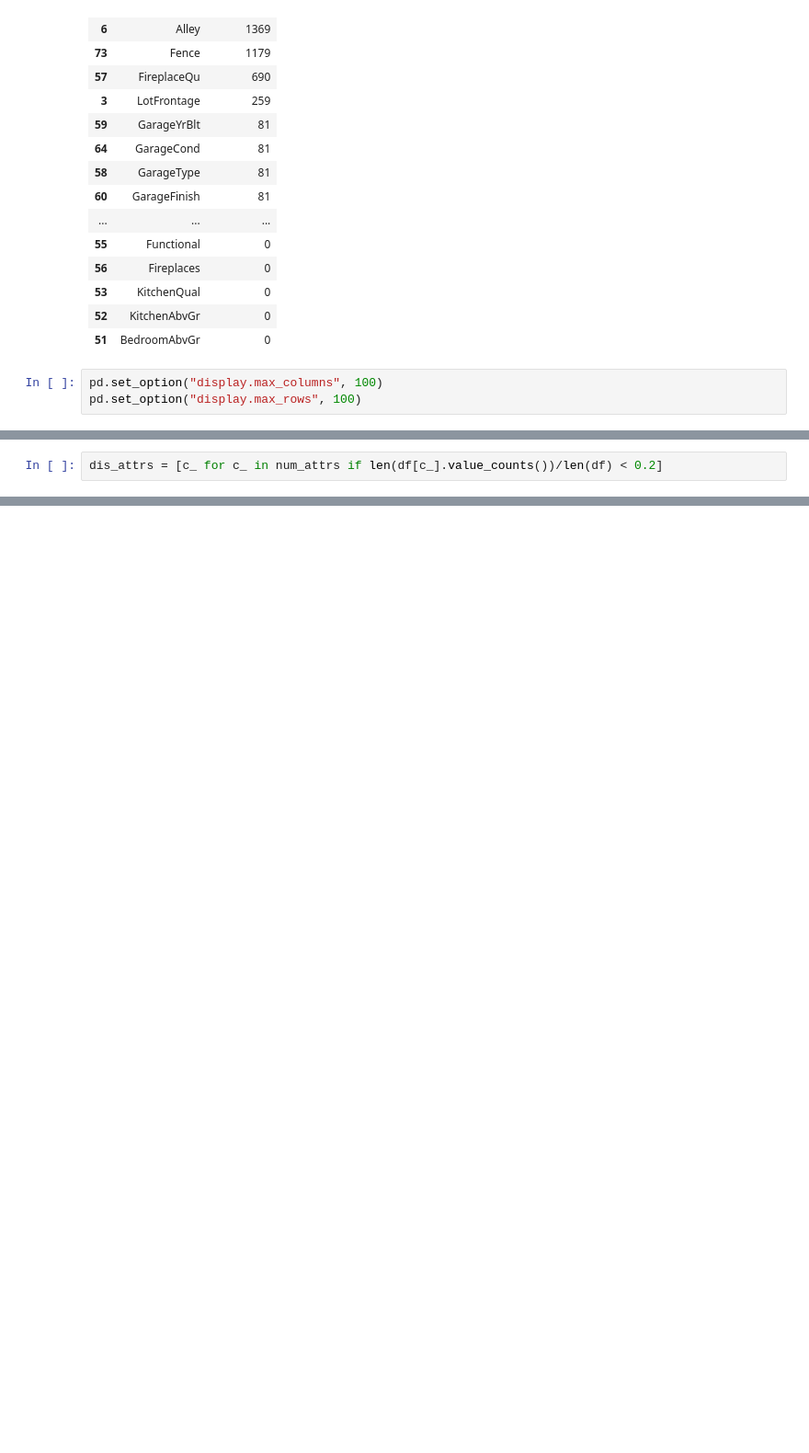
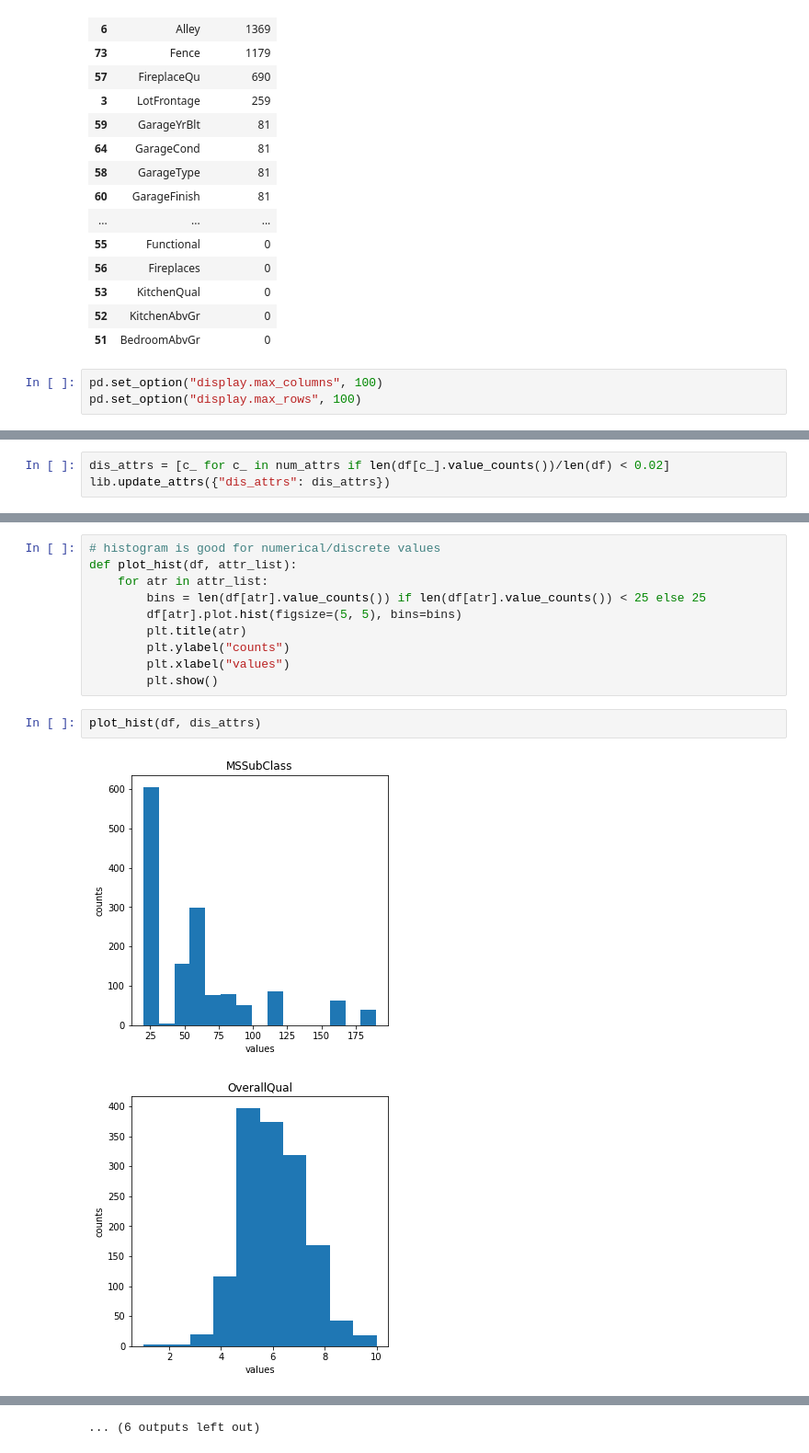
Before and after one commit to Kaushalkhokhar/complete-ml, a Jupyter notebook: projects/housing/advanced_housing.ipynb, the cells around one changed output, grey strips where cells are left out. Shown at 92% size. Cells and saved outputs as stored; diff of their text form; blank space fills up the shorter version.

```diff
--- a/projects/housing/advanced_housing.ipynb
+++ b/projects/housing/advanced_housing.ipynb
@@ -57,2 +87,3 @@ num_attrs = [c_ for c_ in df.columns if c_ not in cat_attrs]
 # %%
-dis_attrs = [c_ for c_ in num_attrs if len(df[c_].value_counts())/len(df) < 0.2]
+dis_attrs = [c_ for c_ in num_attrs if len(df[c_].value_counts())/len(df) < 0.02]
+lib.update_attrs({"dis_attrs": dis_attrs})
@@ -82,0 +141,15 @@ len(df["YrSold"].value_counts())
+# %%
+# histogram is good for numerical/discrete values
+def plot_hist(df, attr_list):
+    for atr in attr_list:
+        bins = len(df[atr].value_counts()) if len(df[atr].value_counts()) < 25 else 25
+        df[atr].plot.hist(figsize=(5, 5), bins=bins)
+        plt.title(atr)
+        plt.ylabel("counts")
+        plt.xlabel("values")
+        plt.show()
+# %%
+plot_hist(df, dis_attrs)
+# %% [output]
+[figure, added]
+[figure, added]
@@ -82,0 +166 @@ len(df["YrSold"].value_counts())
+... (6 outputs left out)
```
Also changed, not shown: parts of 31 cells of this notebook, 4 other files.
